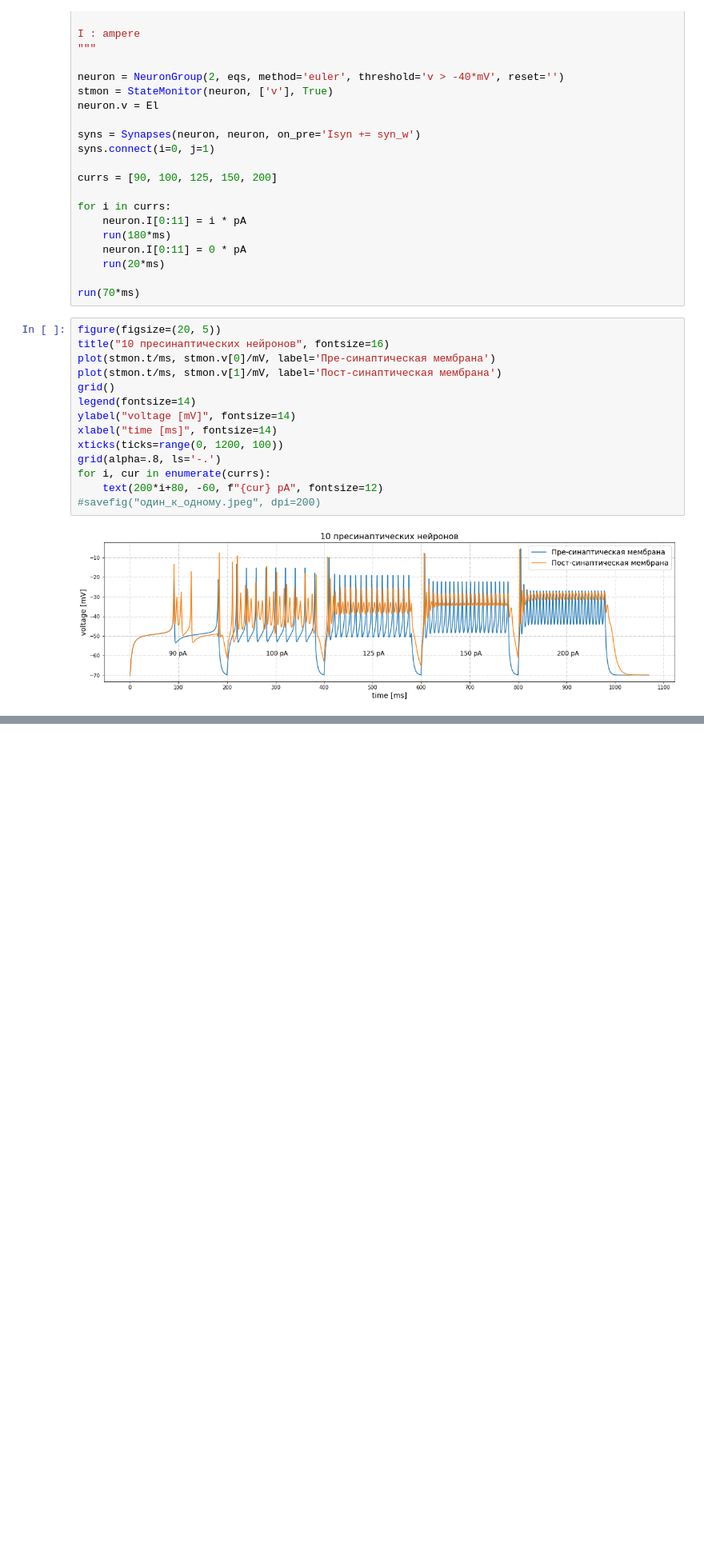
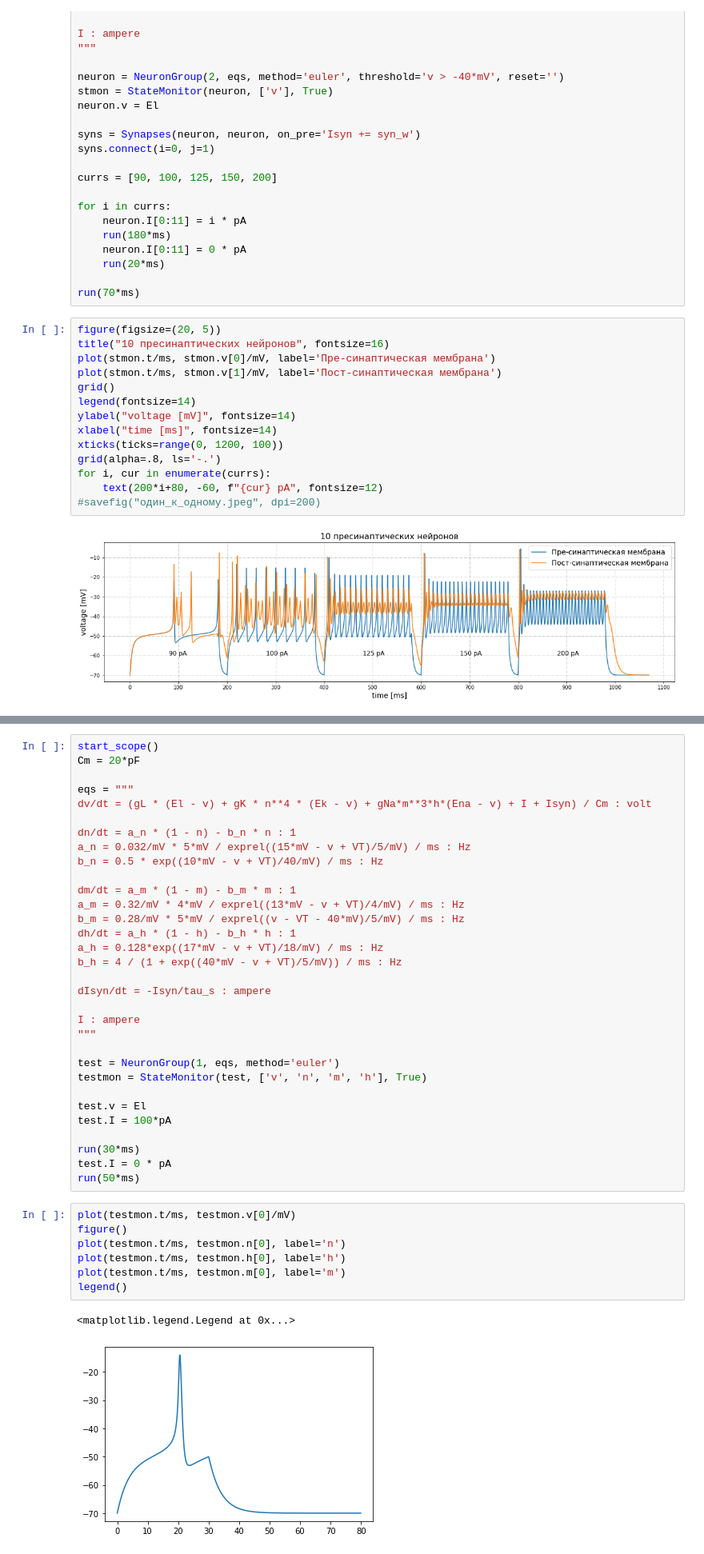
Before and after one commit to shcecter/nocimod, a Jupyter notebook: simplest_spiking.ipynb, the cells around one changed output, grey strips where cells are left out. Shown: that part at 80% size. Drawn from its saved outputs; the diff is of its cells as text; blank space fills up the shorter version.

```diff
--- a/simplest_spiking.ipynb
+++ b/simplest_spiking.ipynb
@@ -295,0 +340,42 @@ for i, cur in enumerate(currs):
+# %%
+start_scope()
+Cm = 20*pF
+
+eqs = """
+dv/dt = (gL * (El - v) + gK * n**4 * (Ek - v) + gNa*m**3*h*(Ena - v) + I + Isyn) / Cm : volt
+
+dn/dt = a_n * (1 - n) - b_n * n : 1
+a_n = 0.032/mV * 5*mV / exprel((15*mV - v + VT)/5/mV) / ms : Hz
+b_n = 0.5 * exp((10*mV - v + VT)/40/mV) / ms : Hz
+
+dm/dt = a_m * (1 - m) - b_m * m : 1
+a_m = 0.32/mV * 4*mV / exprel((13*mV - v + VT)/4/mV) / ms : Hz
+b_m = 0.28/mV * 5*mV / exprel((v - VT - 40*mV)/5/mV) / ms : Hz
+dh/dt = a_h * (1 - h) - b_h * h : 1
+a_h = 0.128*exp((17*mV - v + VT)/18/mV) / ms : Hz
+b_h = 4 / (1 + exp((40*mV - v + VT)/5/mV)) / ms : Hz
+
+dIsyn/dt = -Isyn/tau_s : ampere
+
+I : ampere
+"""
+
+test = NeuronGroup(1, eqs, method='euler')
+testmon = StateMonitor(test, ['v', 'n', 'm', 'h'], True)
+
+test.v = El
+test.I = 100*pA
+
+run(30*ms)
+test.I = 0 * pA
+run(50*ms)
+# %%
+plot(testmon.t/ms, testmon.v[0]/mV)
+figure()
+plot(testmon.t/ms, testmon.n[0], label='n')
+plot(testmon.t/ms, testmon.h[0], label='h')
+plot(testmon.t/ms, testmon.m[0], label='m')
+legend()
+# %% [output]
+<matplotlib.legend.Legend at 0x...>
+[figure, added]
```
Also changed, not shown: parts of 3 cells of this notebook.
